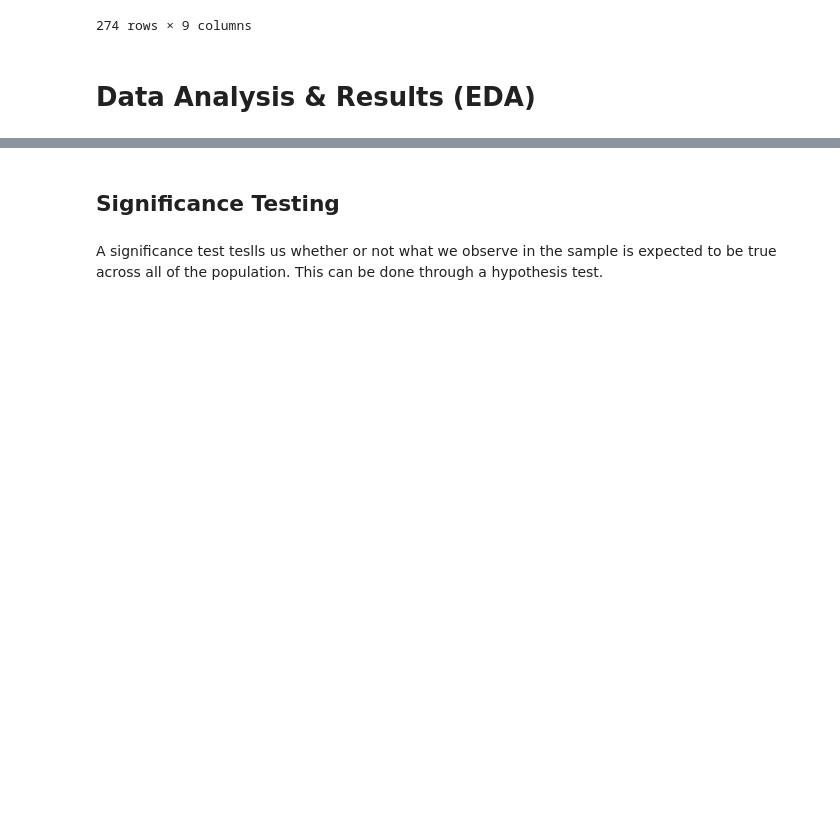
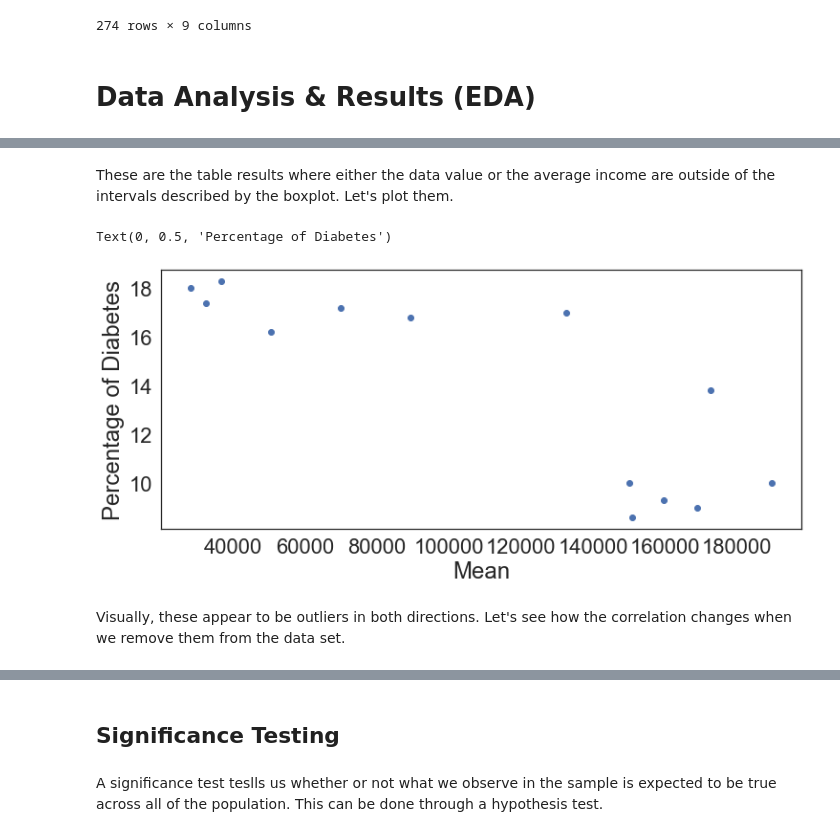
Before and after one commit to sim-anna/COGS108-Group_026-Wi23, a Jupyter notebook: EDACheckpointGroup_026-Wi23.ipynb, the cells around one changed output, grey strips where cells are left out. Cells and saved outputs as stored; diff of their text form; code cells hidden in the pictures; blank space fills up the shorter version.

```diff
--- a/EDACheckpointGroup_026-Wi23.ipynb
+++ b/EDACheckpointGroup_026-Wi23.ipynb
@@ -276,0 +294,3 @@ plt.scatter(df['Mean'].values, df['Data_Value'].values)
+# %%
+outliers = df.loc[(df['Data_Value'] > 16) | (df['Mean'] >= 150000)]
+outliers
@@ -276,0 +312,11 @@ plt.scatter(df['Mean'].values, df['Data_Value'].values)
+# %% [markdown]
+These are the table results where either the data value or the average income are outside of the intervals described by the boxplot. Let's plot them.
+# %%
+plt.scatter(outliers['Mean'].values, outliers['Data_Value'].values)
+plt.xlabel("Mean")
+plt.ylabel("Percentage of Diabetes")
+# %% [output]
+Text(0, 0.5, 'Percentage of Diabetes')
+[figure, added]
+# %% [markdown]
+Visually, these appear to be outliers in both directions. Let's see how the correlation changes when we remove them from the data set.
```
Also changed, not shown: parts of 21 cells of this notebook.
